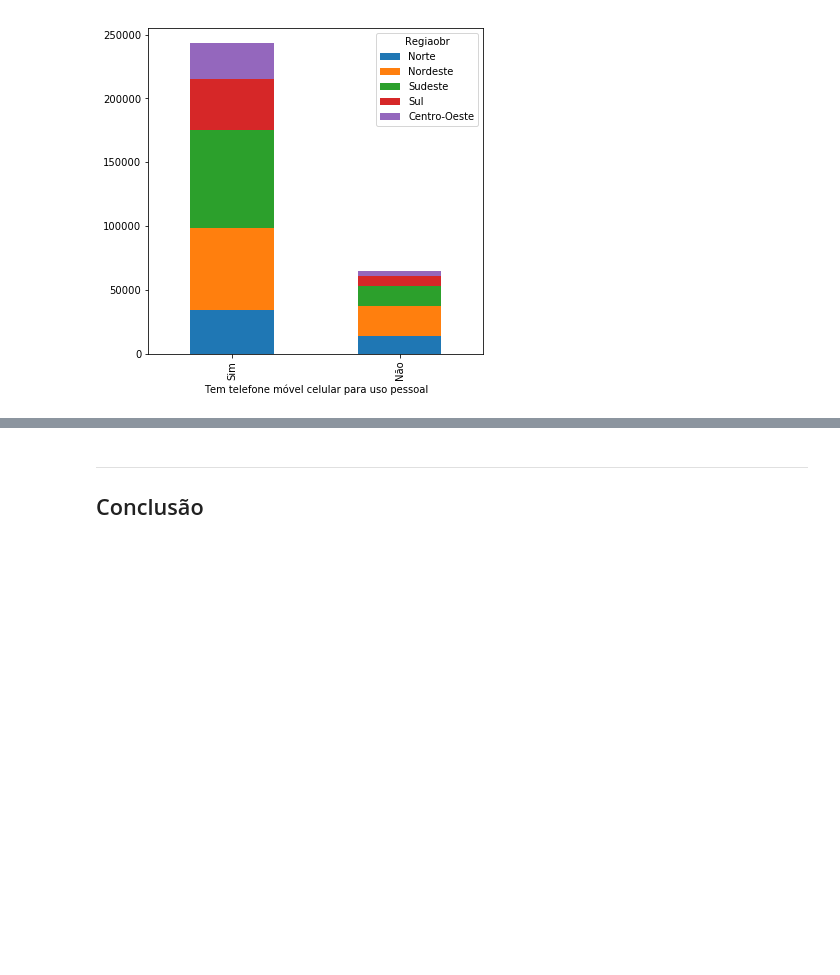
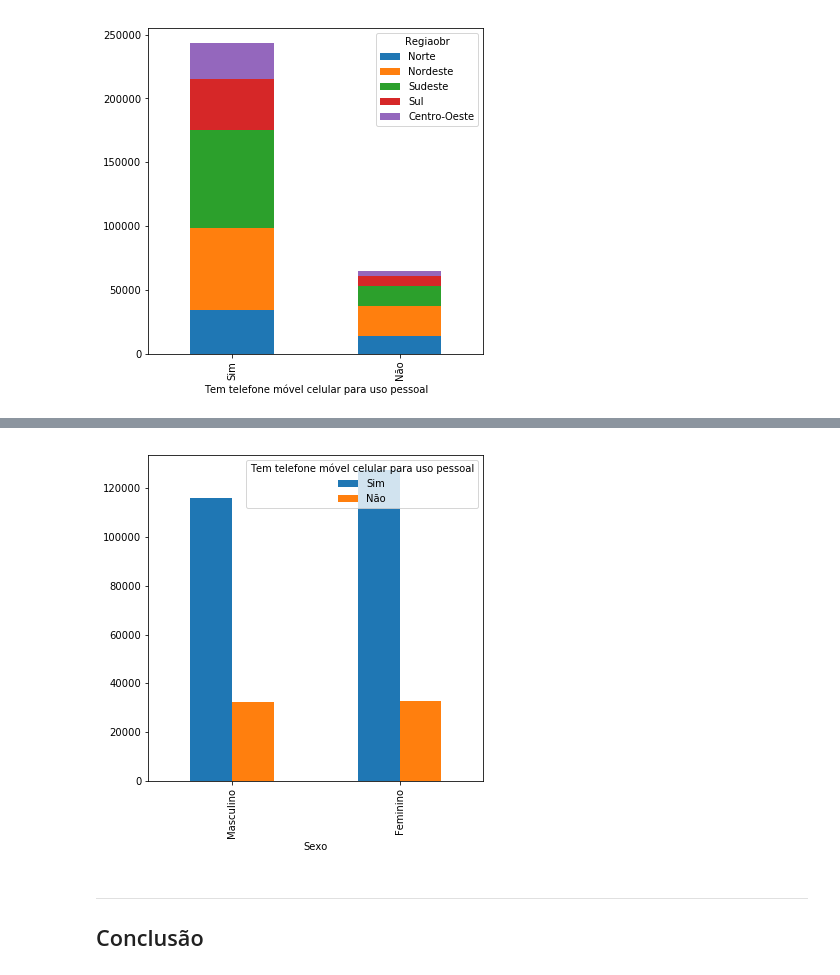
Before and after one commit to carlakim/DPCD, a Jupyter notebook: Projeto1 - entrega 2.ipynb, the cells around one changed output, grey strips where cells are left out. Saved outputs shown, nothing was run; the diff lists cells and outputs as text; code cells hidden in the pictures; blank space fills up the shorter version.

```diff
--- a/Projeto1 - entrega 2.ipynb
+++ b/Projeto1 - entrega 2.ipynb
@@ -195,3 +201,9 @@ ct4 = pd.crosstab(df['Tem telefone móvel celular para uso pessoal'], df['Unidad
+# %%
+ct6 = pd.crosstab(df['Sexo'], df['Tem telefone móvel celular para uso pessoal'])
+plot6 = ct6.plot(kind='bar',figsize=(6, 6))
+plt.show()
+# %% [output]
+[figure, added]
 # %% [markdown]
 ___
 ## Conclusão
```
Also changed, not shown: parts of 1 cell of this notebook.
